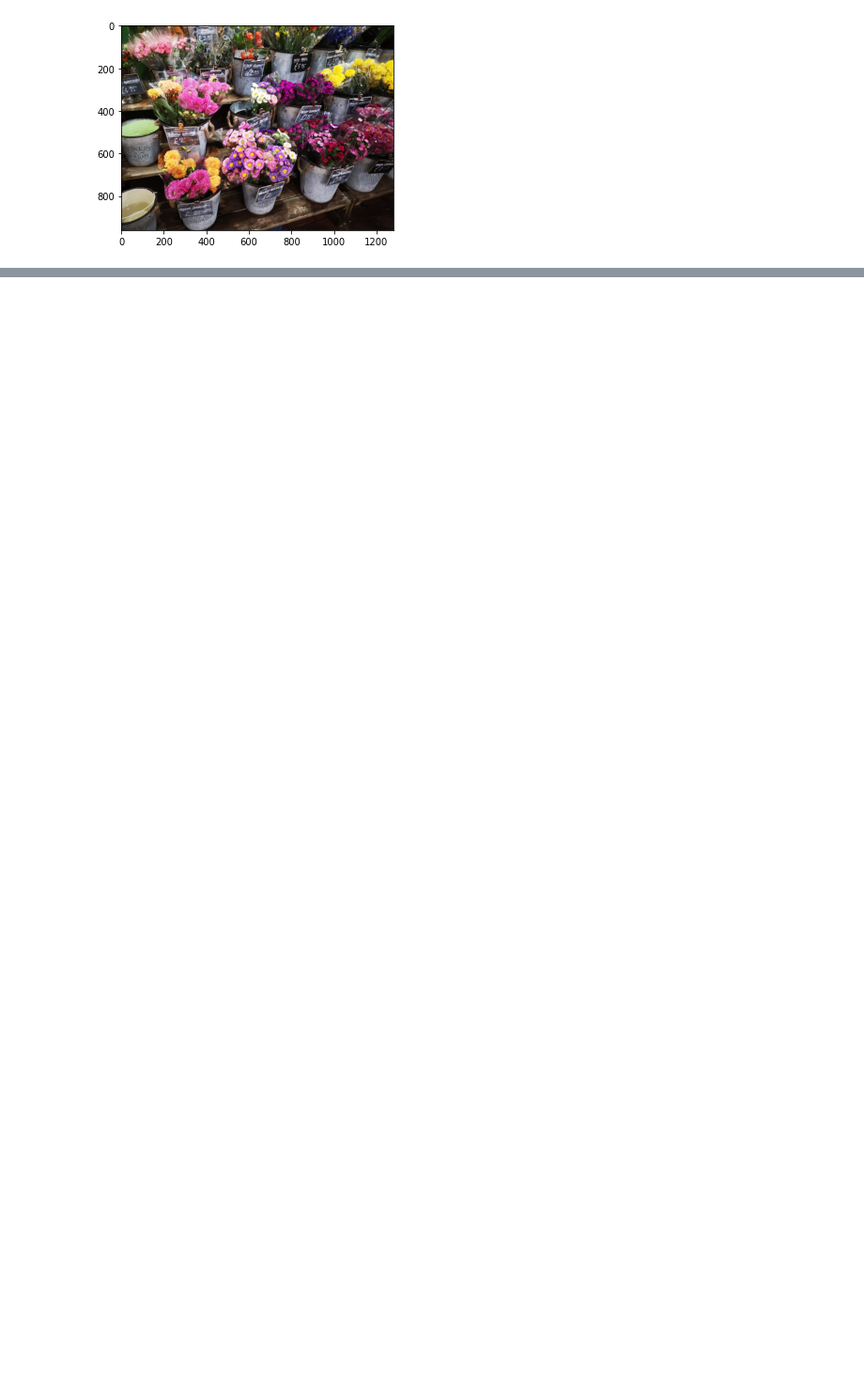
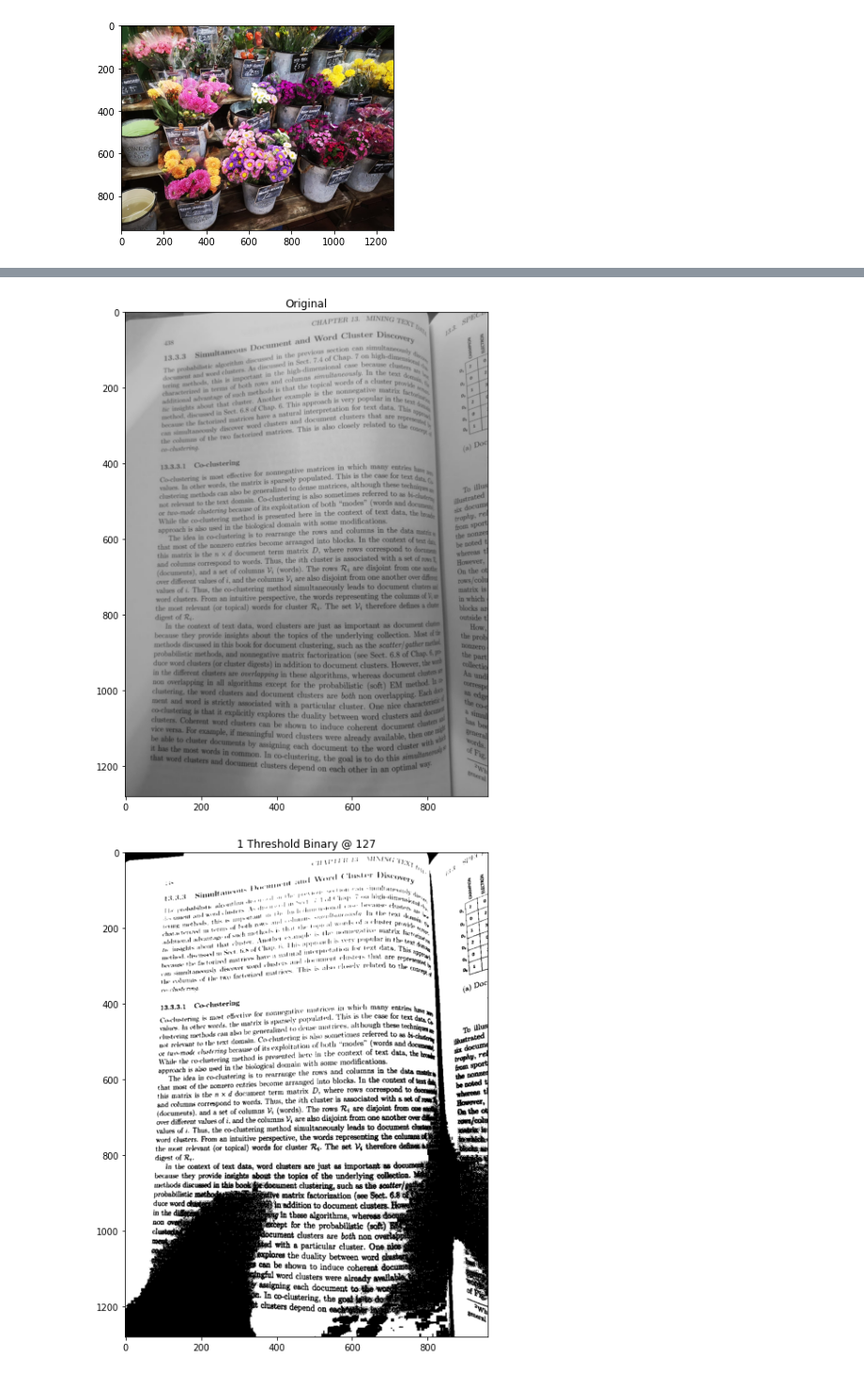
Before and after one commit to Sahana-M/Modern-Computer-Vision, a Jupyter notebook: opencv.ipynb, the cells around one changed output, grey strips where cells are left out. Shown at 94% size. Drawn from its saved outputs; the diff is of its cells as text; code cells hidden in the pictures; blank space fills up the shorter version.

Commit message:
Work on thresholding

```diff
--- a/opencv.ipynb
+++ b/opencv.ipynb
@@ -29,0 +46,8 @@ plt.show()
+# %%
+def imshow(title = "Image", image=None, size=10):
+  w, h = image.shape[0], image.shape[1]
+  aspect_ratio = w/h
+  plt.figure(figsize = (size * aspect_ratio, size))
+  plt.imshow(cv2.cvtColor(image, cv2.COLOR_BGR2RGB))
+  plt.title(title)
+  plt.show()
@@ -29,0 +78,24 @@ plt.show()
+# %%
+# BINARY THRESHOLDING
+
+# Load our image as greyscale
+image = cv2.imread('scan.jpeg',0)
+imshow("Original", image)
+
+_, thresh1 = cv2.threshold(image, 127,255, cv2.THRESH_BINARY)
+imshow('1 Threshold Binary @ 127', thresh1)
+
+_, thresh2 = cv2.threshold(image, 127,255, cv2.THRESH_BINARY_INV)
+imshow('2 Threshold Inverse Binary @ 127', thresh2)
+
+_, thresh3 = cv2.threshold(image, 127,255, cv2.THRESH_TRUNC)
+imshow('3 Threshold Trunc @ 127', thresh3)
+
+_, thresh4 = cv2.threshold(image, 127,255, cv2.THRESH_TOZERO)
+imshow('4 Threshold to Zero @ 127', thresh4)
+
+_, thresh5 = cv2.threshold(image, 127,255, cv2.THRESH_TOZERO_INV)
+imshow('5 Threshold to Zero Inverse @ 127', thresh5)
+# %% [output]
+[figure, added]
+[figure, added]
```
Also changed, not shown: parts of 10 cells of this notebook.
